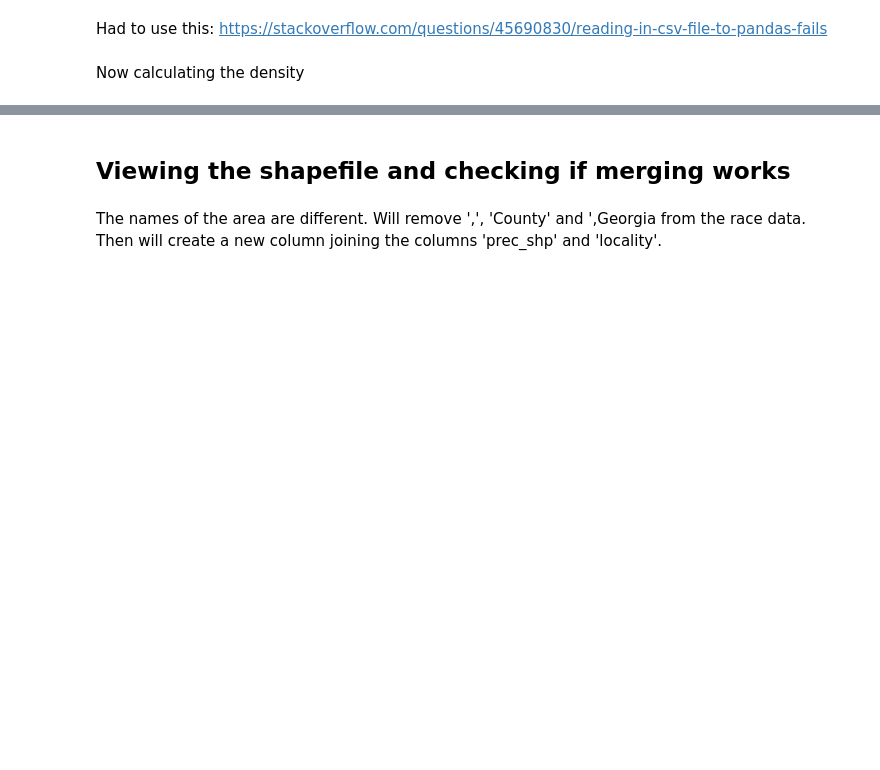
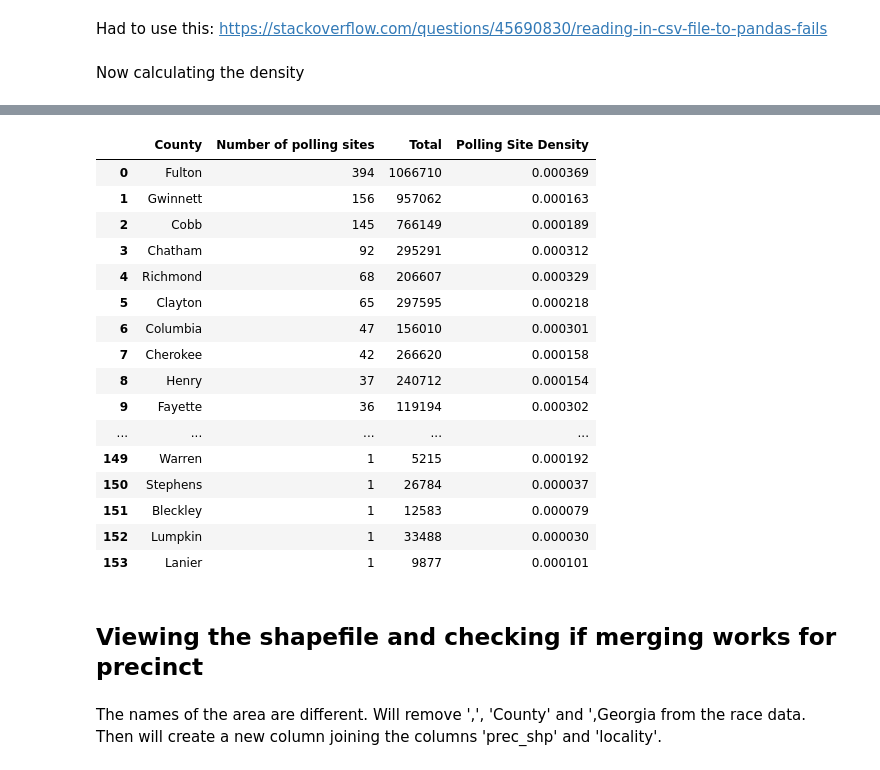
Before and after one commit to zzoeys/freecakefridays, a Jupyter notebook: data-preparation.ipynb, the cells around one changed output, grey strips where cells are left out. Cells and saved outputs as stored; diff of their text form; code cells hidden in the pictures; blank space fills up the shorter version.

```diff
--- a/data-preparation.ipynb
+++ b/data-preparation.ipynb
@@ -91,0 +234,4 @@ counties.to_csv('data/polling_site_data/polling_sites_in_counties.csv')
+# %%
+race['Area Name'] = race['Area Name'].str.split(' ').str[0]
+
+race.head()
@@ -91,0 +245,3 @@ counties.to_csv('data/polling_site_data/polling_sites_in_counties.csv')
+# %%
+total_population = race[['Area Name', 'Total']].copy()
+total_population.rename(columns={'Area Name': 'County'}, inplace=True)
@@ -91,0 +268,3 @@ counties.to_csv('data/polling_site_data/polling_sites_in_counties.csv')
+# %%
+counties_new = counties_new.merge(total_population, on='County', how='inner')
+counties_new.head()
@@ -91,0 +278,23 @@ counties.to_csv('data/polling_site_data/polling_sites_in_counties.csv')
+# %%
+for ind, row in counties_new.iterrows():
+  counties_new.loc[ind,"Polling Site Density"]= row ['Number of polling sites']/row['Total']
+# %%
+counties_new
+# %% [output]
+|  | County | Number of polling sites | Total | Polling Site Density |
+| 0 | Fulton | 394 | 1066710 | 0.000369 |
+| 1 | Gwinnett | 156 | 957062 | 0.000163 |
+| 2 | Cobb | 145 | 766149 | 0.000189 |
+| 3 | Chatham | 92 | 295291 | 0.000312 |
+| 4 | Richmond | 68 | 206607 | 0.000329 |
+| 5 | Clayton | 65 | 297595 | 0.000218 |
+| 6 | Columbia | 47 | 156010 | 0.000301 |
+| 7 | Cherokee | 42 | 266620 | 0.000158 |
+| 8 | Henry | 37 | 240712 | 0.000154 |
+| 9 | Fayette | 36 | 119194 | 0.000302 |
+| ... | ... | ... | ... | ... |
+| 149 | Warren | 1 | 5215 | 0.000192 |
+| 150 | Stephens | 1 | 26784 | 0.000037 |
+| 151 | Bleckley | 1 | 12583 | 0.000079 |
+| 152 | Lumpkin | 1 | 33488 | 0.000030 |
+| 153 | Lanier | 1 | 9877 | 0.000101 |
@@ -92,2 +303,2 @@ counties.to_csv('data/polling_site_data/polling_sites_in_counties.csv')
 # %% [markdown]
-## Viewing the shapefile and checking if merging works
+## Viewing the shapefile and checking if merging works for precinct
```
Also changed, not shown: parts of 32 cells of this notebook, 14 other files.
